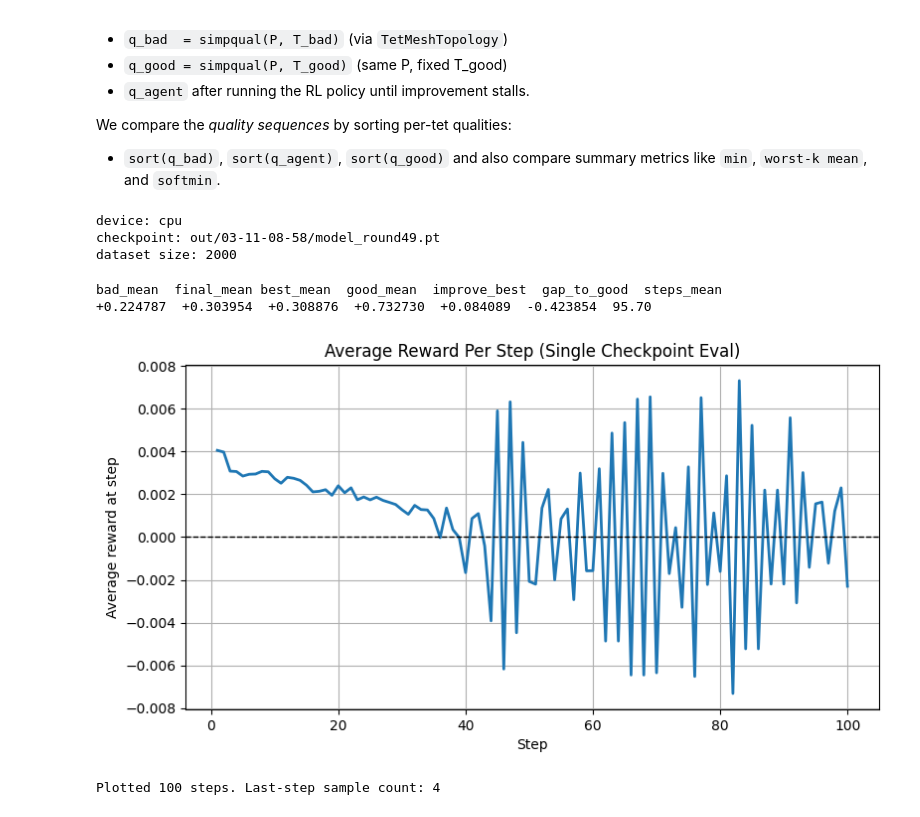
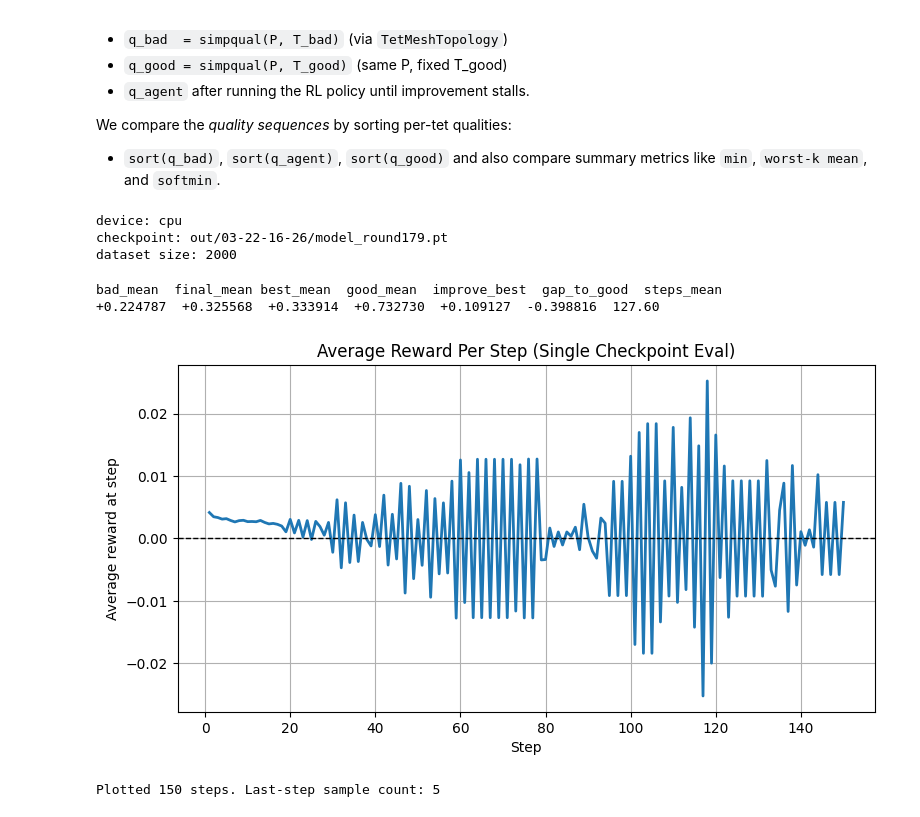
Before and after one commit to wanzhoulei/3d-meshing-run, a Jupyter notebook: scratch.ipynb, the cells around one changed output. Drawn from its saved outputs; the diff is of its cells as text; code cells hidden in the pictures.

```diff
--- a/scratch.ipynb
+++ b/scratch.ipynb
@@ -1754,7 +1754,7 @@ import matplotlib.pyplot as plt
 # Single-checkpoint test
 # --------------------------
 dataset_path = "tet_dataset_grid125_sigma1e-02_N2000.mat"
-ckpt_path = "out/03-11-08-58/model_round49.pt"
+ckpt_path = "out/03-22-16-26/model_round179.pt"
 
 num_test = 10
 seed = 0
@@ -1764,7 +1764,7 @@ softmin_tau = 0.05
 worstk_k = 10
 
 patience_eval = 50
-max_steps = 100
+max_steps = 150
 greedy = True
 
 device = torch.device("cuda" if torch.cuda.is_available() else "cpu")
@@ -1807,34 +1807,34 @@ print(
     f"{result['good_mean']:+.6f}  "
     f"{result['improve_best']:+.6f}  "
     f"{result['gap_to_good']:+.6f}  "
     f"{result['steps_mean']:.2f}"
 )
 
 # Plot average reward at each step index across test samples
 step_reward_mean = result["step_reward_mean"]
 step_reward_count = result["step_reward_count"]
 
 if step_reward_mean.size == 0:
     print("No step rewards to plot (agent took 0 actions on all test samples).")
 else:
     x = np.arange(1, step_reward_mean.size + 1)
     plt.figure(figsize=(9, 4.5))
     plt.plot(x, step_reward_mean, "-", linewidth=2)
     plt.axhline(0.0, color="k", linestyle="--", linewidth=1)
     plt.grid(True)
     plt.xlabel("Step")
     plt.ylabel("Average reward at step")
     plt.title("Average Reward Per Step (Single Checkpoint Eval)")
     plt.show()
 
     print(f"Plotted {step_reward_mean.size} steps. Last-step sample count: {int(step_reward_count[-1])}")
 
 ds.close()
 # %% [output]
 device: cpu
-checkpoint: out/03-11-08-58/model_round49.pt
+checkpoint: out/03-22-16-26/model_round179.pt
 dataset size: 2000
 bad_mean  final_mean best_mean  good_mean  improve_best  gap_to_good  steps_mean
-+0.224787  +0.303954  +0.308876  +0.732730  +0.084089  -0.423854  95.70
++0.224787  +0.325568  +0.333914  +0.732730  +0.109127  -0.398816  127.60
-[figure, old version]
+[figure, new version]
-Plotted 100 steps. Last-step sample count: 4
+Plotted 150 steps. Last-step sample count: 5
```
Also changed, not shown: 2 other files.
